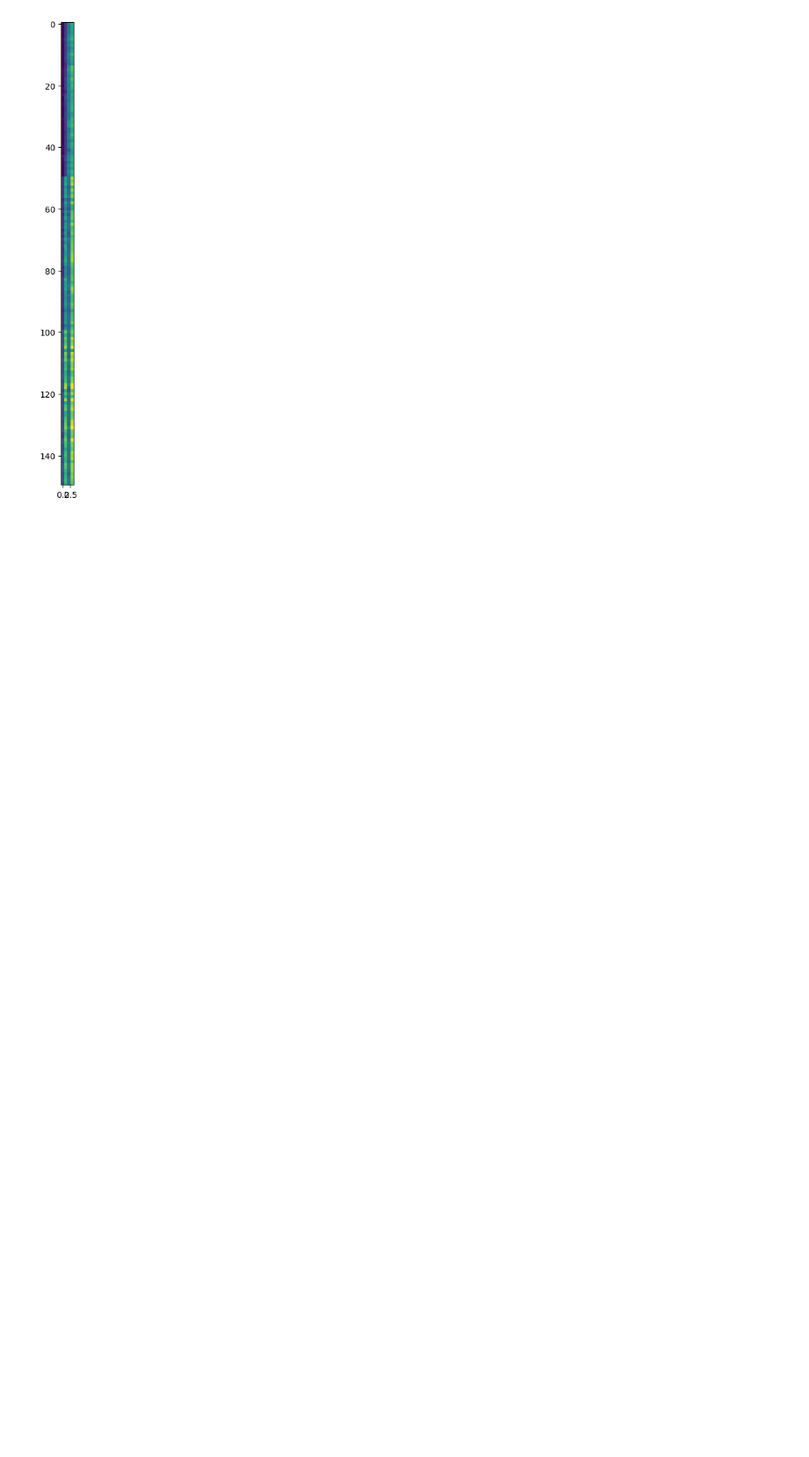
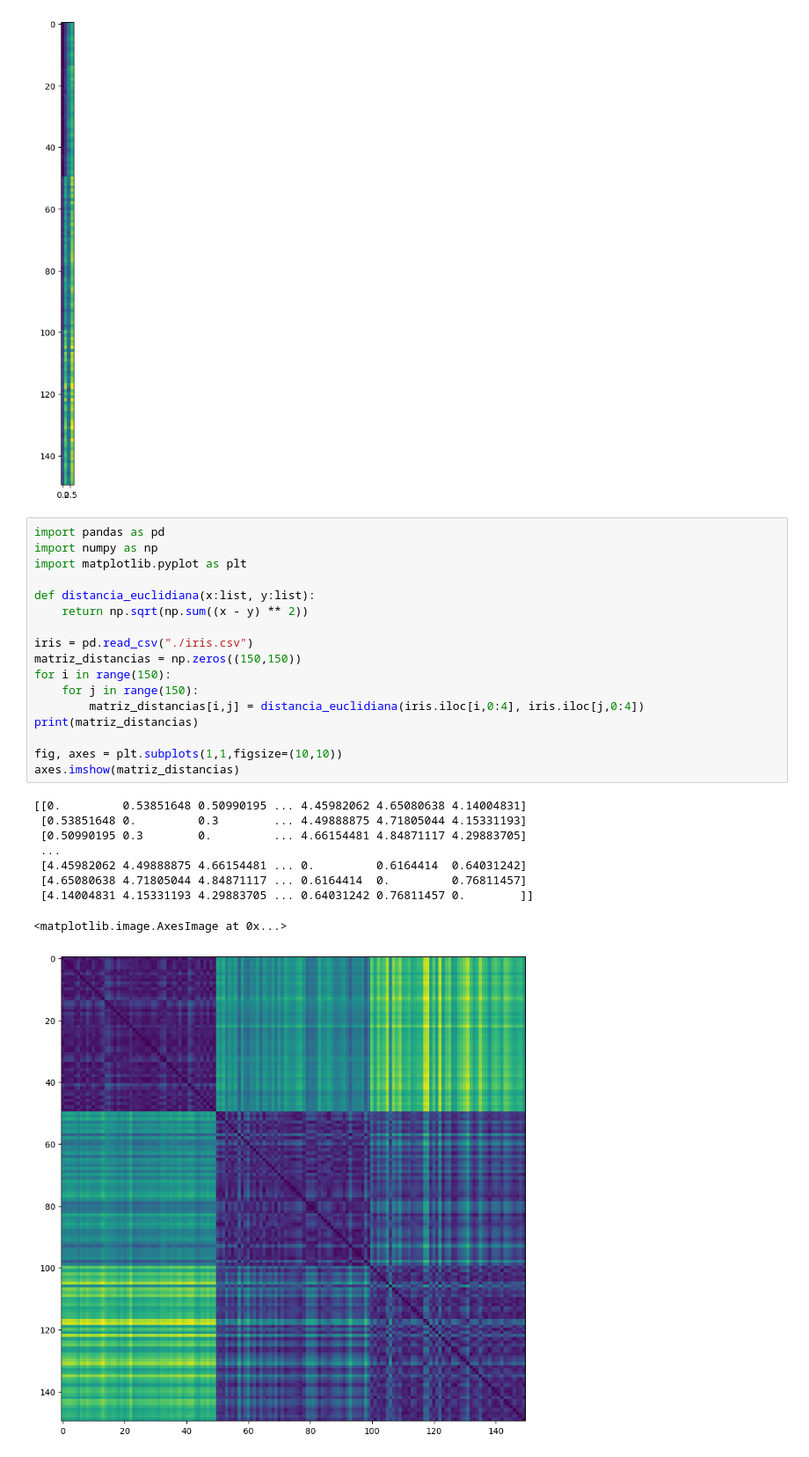
Before and after one commit to LiamSalazar/CienciaDatos, a Jupyter notebook: ArchivosCSV.ipynb, the cells around one changed output. Shown at 88% size. Cells and saved outputs as stored; diff of their text form; blank space fills up the shorter version.

```diff
--- a/ArchivosCSV.ipynb
+++ b/ArchivosCSV.ipynb
@@ -25,3 +25,30 @@ axes.imshow(A)
 150
 <matplotlib.image.AxesImage at 0x...>
 [figure]
+# %%
+import pandas as pd
+import numpy as np
+import matplotlib.pyplot as plt
+
+def distancia_euclidiana(x:list, y:list):
+    return np.sqrt(np.sum((x - y) ** 2))
+
+iris = pd.read_csv("./iris.csv")
+matriz_distancias = np.zeros((150,150))
+for i in range(150):
+    for j in range(150):
+        matriz_distancias[i,j] = distancia_euclidiana(iris.iloc[i,0:4], iris.iloc[j,0:4])
+print(matriz_distancias)
+
+fig, axes = plt.subplots(1,1,figsize=(10,10))
+axes.imshow(matriz_distancias)
+# %% [output]
+[[0.         0.53851648 0.50990195 ... 4.45982062 4.65080638 4.14004831]
+ [0.53851648 0.         0.3        ... 4.49888875 4.71805044 4.15331193]
+ [0.50990195 0.3        0.         ... 4.66154481 4.84871117 4.29883705]
+ ...
+ [4.45982062 4.49888875 4.66154481 ... 0.         0.6164414  0.64031242]
+ [4.65080638 4.71805044 4.84871117 ... 0.6164414  0.         0.76811457]
+ [4.14004831 4.15331193 4.29883705 ... 0.64031242 0.76811457 0.        ]]
+<matplotlib.image.AxesImage at 0x...>
+[figure, added]
```
